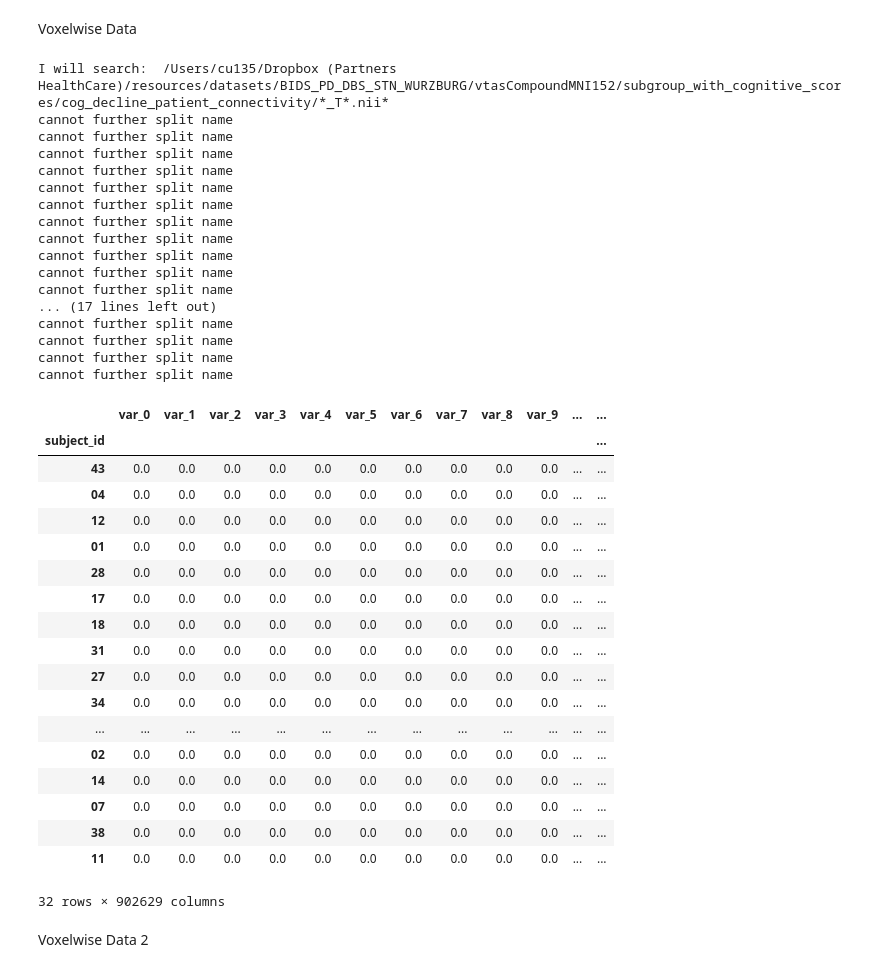
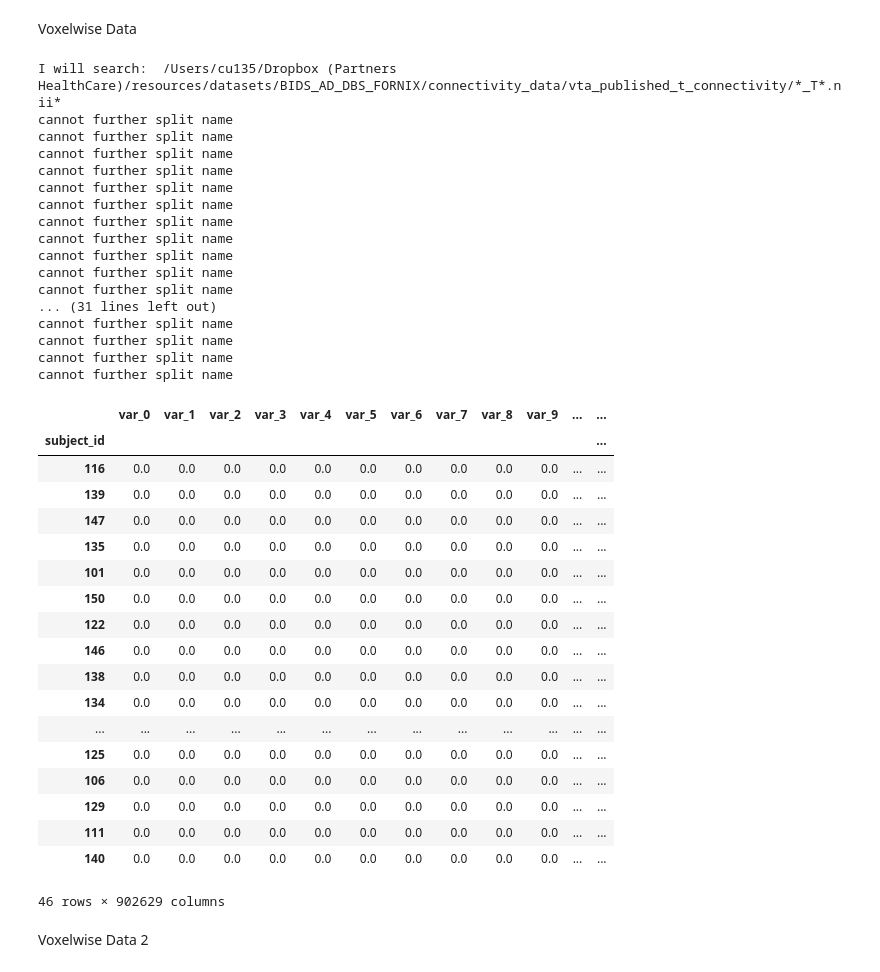
Before and after one commit to Calvinwhow/Research, a Jupyter notebook: nimlab/notebooks/neuroimaging_notebooks/server_submission_notebooks/submit_multiprocessed_voxelwise_analysis.ipynb, the cells around one changed output. Cells and saved outputs as stored; diff of their text form; code cells hidden in the pictures.

```diff
--- a/nimlab/notebooks/neuroimaging_notebooks/server_submission_notebooks/submit_multiprocessed_voxelwise_analysis.ipynb
+++ b/nimlab/notebooks/neuroimaging_notebooks/server_submission_notebooks/submit_multiprocessed_voxelwise_analysis.ipynb
@@ -139,58 +138,59 @@ import numpy as np
 from nilearn import image, plotting, maskers
 
 #get conectivity values of interest
-matrix_path = '/Users/cu135/Dropbox (Partners HealthCare)/resources/datasets/BIDS_PD_DBS_STN_WURZBURG/vtasCompoundMNI152/subgroup_with_cognitive_scores/cog_decline_patient_connectivity'
+matrix_path = '/Users/cu135/Dropbox (Partners HealthCare)/resources/datasets/BIDS_AD_DBS_FORNIX/connectivity_data/vta_published_t_connectivity'
 matrix = import_matrices_from_folder(matrix_path, file_pattern='/*_T*.nii*')
 
 # prepped_matrix = pd.DataFrame()
 # for column in matrix.columns:
 #     print(column)
 #     new_name = int(column.split('_')[0]) #.split('T')[1]) #<----------------------------------THIS IS A BUG-CREATOR. MUST BE TAILORED TO PATIENT DATA
 
 # #Set patients to those in the clinical data dataframe
 matrix = matrix.transpose()
-matrix['subject_id'] = [str(col).split('_')[0].split('MDST')[1] for col in matrix.index]
+# matrix['subject_id'] = [str(col).split('_')[0].split('MDST')[1] for col in matrix.index]
+matrix['subject_id'] = [str(col).split('_')[0] for col in matrix.index]
 matrix.set_index('subject_id', inplace=True)
 matrix.index = matrix.index.astype(str)
 neuroimaging_df_1 = preprocess_colnames_for_regression(matrix)
 neuroimaging_df_1
 # %% [output]
-I will search:  /Users/cu135/Dropbox (Partners HealthCare)/resources/datasets/BIDS_PD_DBS_STN_WURZBURG/vtasCompoundMNI152/subgroup_with_cognitive_scores/cog_decline_patient_connectivity/*_T*.nii*
+I will search:  /Users/cu135/Dropbox (Partners HealthCare)/resources/datasets/BIDS_AD_DBS_FORNIX/connectivity_data/vta_published_t_connectivity/*_T*.nii*
 cannot further split name
 cannot further split name
 cannot further split name
 cannot further split name
 cannot further split name
 cannot further split name
 cannot further split name
 cannot further split name
 cannot further split name
 cannot further split name
 cannot further split name
-... (17 lines left out)
+... (31 lines left out)
 cannot further split name
 cannot further split name
 cannot further split name
 cannot further split name
 |  | var_0 | var_1 | var_2 | var_3 | var_4 | var_5 | var_6 | var_7 | var_8 | var_9 | ... | ... |
 | subject_id |  |  |  |  |  |  |  |  |  |  |  | ... |
-| 43 | 0.0 | 0.0 | 0.0 | 0.0 | 0.0 | 0.0 | 0.0 | 0.0 | 0.0 | 0.0 | ... | ... |
-| 04 | 0.0 | 0.0 | 0.0 | 0.0 | 0.0 | 0.0 | 0.0 | 0.0 | 0.0 | 0.0 | ... | ... |
-| 12 | 0.0 | 0.0 | 0.0 | 0.0 | 0.0 | 0.0 | 0.0 | 0.0 | 0.0 | 0.0 | ... | ... |
-| 01 | 0.0 | 0.0 | 0.0 | 0.0 | 0.0 | 0.0 | 0.0 | 0.0 | 0.0 | 0.0 | ... | ... |
-| 28 | 0.0 | 0.0 | 0.0 | 0.0 | 0.0 | 0.0 | 0.0 | 0.0 | 0.0 | 0.0 | ... | ... |
-| 17 | 0.0 | 0.0 | 0.0 | 0.0 | 0.0 | 0.0 | 0.0 | 0.0 | 0.0 | 0.0 | ... | ... |
-| 18 | 0.0 | 0.0 | 0.0 | 0.0 | 0.0 | 0.0 | 0.0 | 0.0 | 0.0 | 0.0 | ... | ... |
-| 31 | 0.0 | 0.0 | 0.0 | 0.0 | 0.0 | 0.0 | 0.0 | 0.0 | 0.0 | 0.0 | ... | ... |
-| 27 | 0.0 | 0.0 | 0.0 | 0.0 | 0.0 | 0.0 | 0.0 | 0.0 | 0.0 | 0.0 | ... | ... |
-| 34 | 0.0 | 0.0 | 0.0 | 0.0 | 0.0 | 0.0 | 0.0 | 0.0 | 0.0 | 0.0 | ... | ... |
+| 116 | 0.0 | 0.0 | 0.0 | 0.0 | 0.0 | 0.0 | 0.0 | 0.0 | 0.0 | 0.0 | ... | ... |
+| 139 | 0.0 | 0.0 | 0.0 | 0.0 | 0.0 | 0.0 | 0.0 | 0.0 | 0.0 | 0.0 | ... | ... |
+| 147 | 0.0 | 0.0 | 0.0 | 0.0 | 0.0 | 0.0 | 0.0 | 0.0 | 0.0 | 0.0 | ... | ... |
+| 135 | 0.0 | 0.0 | 0.0 | 0.0 | 0.0 | 0.0 | 0.0 | 0.0 | 0.0 | 0.0 | ... | ... |
+| 101 | 0.0 | 0.0 | 0.0 | 0.0 | 0.0 | 0.0 | 0.0 | 0.0 | 0.0 | 0.0 | ... | ... |
+| 150 | 0.0 | 0.0 | 0.0 | 0.0 | 0.0 | 0.0 | 0.0 | 0.0 | 0.0 | 0.0 | ... | ... |
+| 122 | 0.0 | 0.0 | 0.0 | 0.0 | 0.0 | 0.0 | 0.0 | 0.0 | 0.0 | 0.0 | ... | ... |
+| 146 | 0.0 | 0.0 | 0.0 | 0.0 | 0.0 | 0.0 | 0.0 | 0.0 | 0.0 | 0.0 | ... | ... |
+| 138 | 0.0 | 0.0 | 0.0 | 0.0 | 0.0 | 0.0 | 0.0 | 0.0 | 0.0 | 0.0 | ... | ... |
+| 134 | 0.0 | 0.0 | 0.0 | 0.0 | 0.0 | 0.0 | 0.0 | 0.0 | 0.0 | 0.0 | ... | ... |
 | ... | ... | ... | ... | ... | ... | ... | ... | ... | ... | ... | ... | ... |
-| 02 | 0.0 | 0.0 | 0.0 | 0.0 | 0.0 | 0.0 | 0.0 | 0.0 | 0.0 | 0.0 | ... | ... |
-| 14 | 0.0 | 0.0 | 0.0 | 0.0 | 0.0 | 0.0 | 0.0 | 0.0 | 0.0 | 0.0 | ... | ... |
-| 07 | 0.0 | 0.0 | 0.0 | 0.0 | 0.0 | 0.0 | 0.0 | 0.0 | 0.0 | 0.0 | ... | ... |
-| 38 | 0.0 | 0.0 | 0.0 | 0.0 | 0.0 | 0.0 | 0.0 | 0.0 | 0.0 | 0.0 | ... | ... |
-| 11 | 0.0 | 0.0 | 0.0 | 0.0 | 0.0 | 0.0 | 0.0 | 0.0 | 0.0 | 0.0 | ... | ... |
+| 125 | 0.0 | 0.0 | 0.0 | 0.0 | 0.0 | 0.0 | 0.0 | 0.0 | 0.0 | 0.0 | ... | ... |
+| 106 | 0.0 | 0.0 | 0.0 | 0.0 | 0.0 | 0.0 | 0.0 | 0.0 | 0.0 | 0.0 | ... | ... |
+| 129 | 0.0 | 0.0 | 0.0 | 0.0 | 0.0 | 0.0 | 0.0 | 0.0 | 0.0 | 0.0 | ... | ... |
+| 111 | 0.0 | 0.0 | 0.0 | 0.0 | 0.0 | 0.0 | 0.0 | 0.0 | 0.0 | 0.0 | ... | ... |
+| 140 | 0.0 | 0.0 | 0.0 | 0.0 | 0.0 | 0.0 | 0.0 | 0.0 | 0.0 | 0.0 | ... | ... |
-32 rows × 902629 columns
+46 rows × 902629 columns
 # %% [markdown]
 Voxelwise Data 2
 # %%
```
Also changed, not shown: parts of 10 cells of this notebook, 6 other files.
